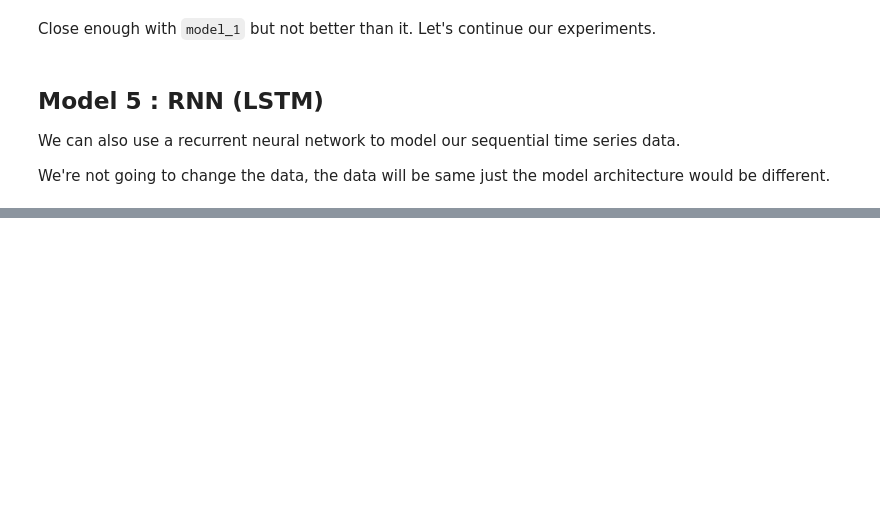
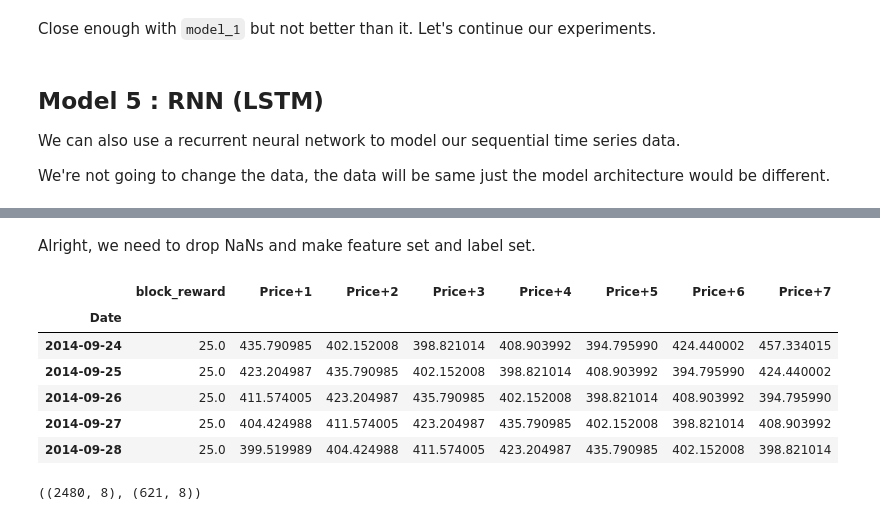
Before and after one commit to SaketMunda/time-series-with-tensorflow, a Jupyter notebook: time_series_with_tensorflow_bitpredict.ipynb, the cells around one changed output, grey strips where cells are left out. Cells and saved outputs as stored; diff of their text form; code cells hidden in the pictures; blank space fills up the shorter version.

```diff
--- a/time_series_with_tensorflow_bitpredict.ipynb
+++ b/time_series_with_tensorflow_bitpredict.ipynb
@@ -1339,0 +1481,24 @@ model_5_results
+# %% [markdown]
+Alright, we need to drop NaNs and make feature set and label set.
+# %%
+X = bitcoin_prices_windowed.dropna().drop("Price", axis=1).astype(np.float32)
+y = bitcoin_prices_windowed.dropna()["Price"].astype(np.float32)
+
+# Make train test split
+split_size = int(len(X) * 0.8) # 80%
+X_train, y_train = X[:split_size], y[:split_size]
+X_test, y_test = X[split_size:], y[split_size:]
+
+X_train.head()
+# %% [output]
+|  | block_reward | Price+1 | Price+2 | Price+3 | Price+4 | Price+5 | Price+6 | Price+7 |
+| Date |  |  |  |  |  |  |  |  |
+| 2014-09-24 | 25.0 | 435.790985 | 402.152008 | 398.821014 | 408.903992 | 394.795990 | 424.440002 | 457.334015 |
+| 2014-09-25 | 25.0 | 423.204987 | 435.790985 | 402.152008 | 398.821014 | 408.903992 | 394.795990 | 424.440002 |
+| 2014-09-26 | 25.0 | 411.574005 | 423.204987 | 435.790985 | 402.152008 | 398.821014 | 408.903992 | 394.795990 |
+| 2014-09-27 | 25.0 | 404.424988 | 411.574005 | 423.204987 | 435.790985 | 402.152008 | 398.821014 | 408.903992 |
+| 2014-09-28 | 25.0 | 399.519989 | 404.424988 | 411.574005 | 423.204987 | 435.790985 | 402.152008 | 398.821014 |
+# %%
+X_train.shape, X_test.shape
+# %% [output]
+((2480, 8), (621, 8))
```
Also changed, not shown: parts of 59 cells of this notebook.
